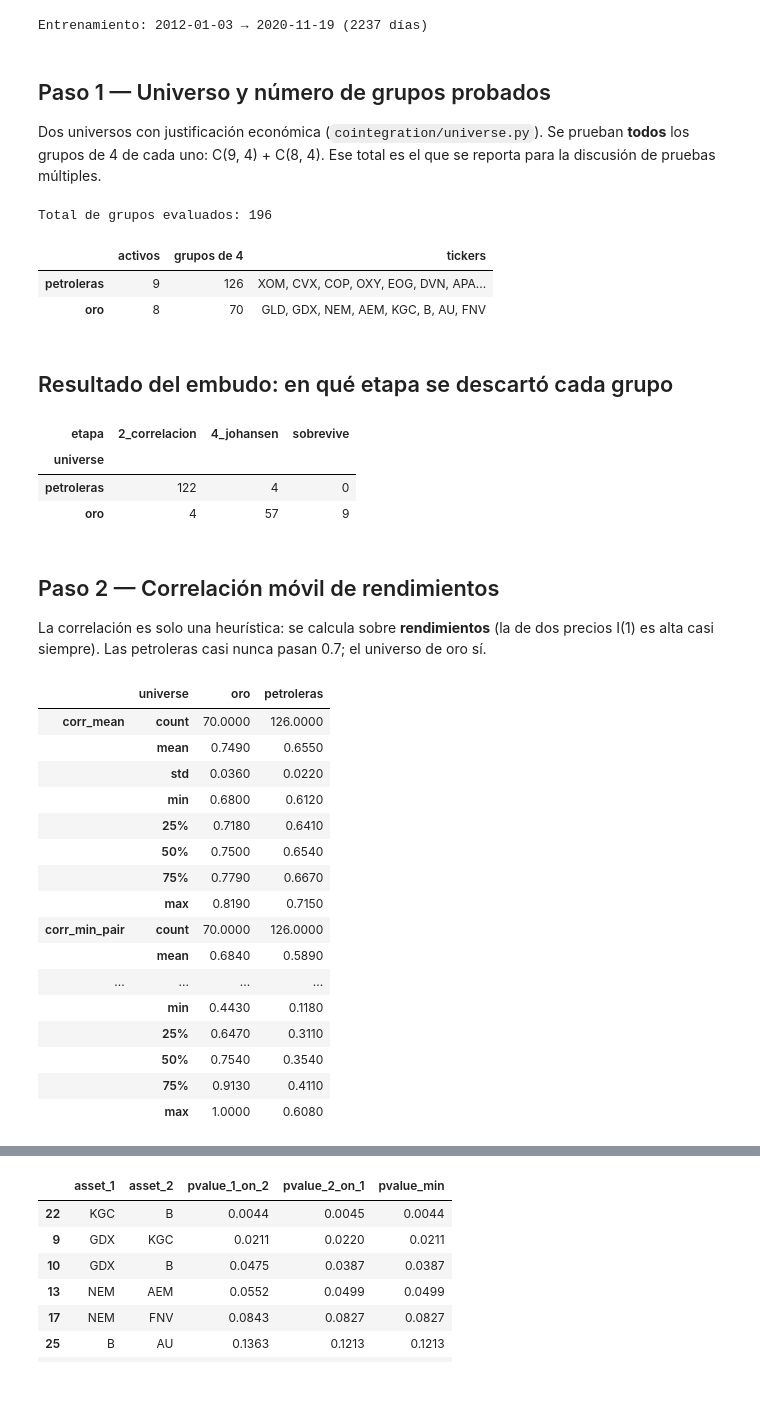
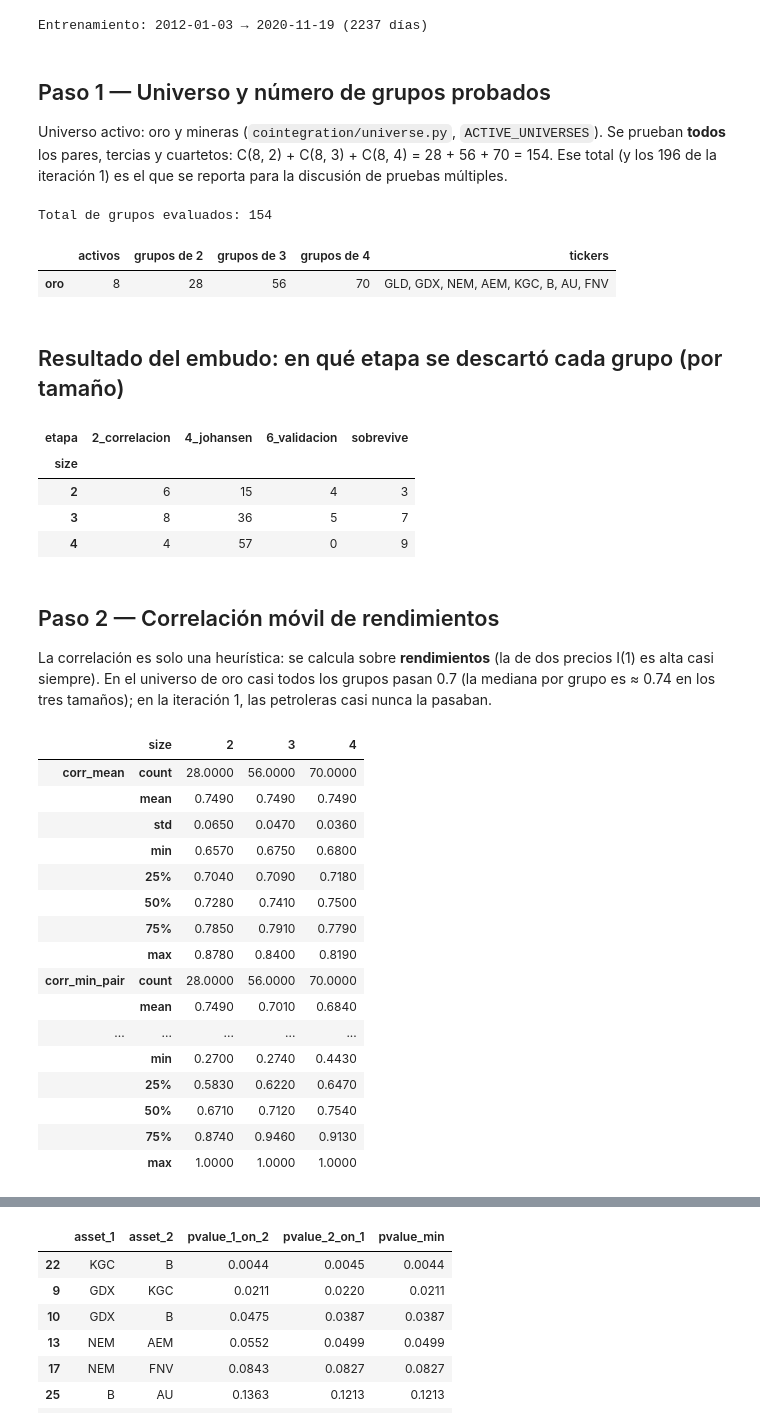
Before and after one commit to GonzaloCanoP/Lab03_MyST_Equipo6, a Jupyter notebook: notebooks/02_seleccion_grupo.ipynb, the cells around one changed output, grey strips where cells are left out. Drawn from its saved outputs; the diff is of its cells as text; code cells hidden in the pictures; blank space fills up the shorter version.

```diff
--- a/notebooks/02_seleccion_grupo.ipynb
+++ b/notebooks/02_seleccion_grupo.ipynb
@@ -59,56 +64,61 @@ Entrenamiento: 2012-01-03 → 2020-11-19 (2237 días)
 # %% [markdown]
 ## Paso 1 — Universo y número de grupos probados
 
-Dos universos con justificación económica (`cointegration/universe.py`). Se prueban **todos** los grupos de 4 de
-cada uno: C(9, 4) + C(8, 4). Ese total es el que se reporta para la discusión de pruebas múltiples.
+Universo activo: oro y mineras (`cointegration/universe.py`, `ACTIVE_UNIVERSES`). Se prueban **todos** los pares,
+tercias y cuartetos: C(8, 2) + C(8, 3) + C(8, 4) = 28 + 56 + 70 = 154. Ese total (y los 196 de la iteración 1) es el
+que se reporta para la discusión de pruebas múltiples.
 # %%
+from cointegration.selection import GROUP_SIZES
+from cointegration.universe import active_universes
+
 counts = pd.DataFrame({
-    name: {"activos": len(spec["tickers"]), "grupos de 4": comb(len(spec["tickers"]), N_ASSETS),
+    name: {"activos": len(spec["tickers"]), **{f"grupos de {k}": comb(len(spec["tickers"]), k) for k in GROUP_SIZES},
            "tickers": ", ".join(spec["tickers"])}
-    for name, spec in UNIVERSES.items()
+    for name, spec in active_universes().items()
 }).T
 print("Total de grupos evaluados:", len(table))
 counts
 # %% [output]
-Total de grupos evaluados: 196
+Total de grupos evaluados: 154
-|  | activos | grupos de 4 | tickers |
-| petroleras | 9 | 126 | XOM, CVX, COP, OXY, EOG, DVN, APA... |
-| oro | 8 | 70 | GLD, GDX, NEM, AEM, KGC, B, AU, FNV |
+|  | activos | grupos de 2 | grupos de 3 | grupos de 4 | tickers |
+| oro | 8 | 28 | 56 | 70 | GLD, GDX, NEM, AEM, KGC, B, AU, FNV |
 # %% [markdown]
-## Resultado del embudo: en qué etapa se descartó cada grupo
+## Resultado del embudo: en qué etapa se descartó cada grupo (por tamaño)
 # %%
 funnel = (table.assign(etapa=table["discard_stage"].fillna("sobrevive"))
-          .groupby(["universe", "etapa"], sort=False).size().unstack(fill_value=0))
+          .groupby(["size", "etapa"], sort=True).size().unstack(fill_value=0))
 funnel
 # %% [output]
-| etapa | 2_correlacion | 4_johansen | sobrevive |
-| universe |  |  |  |
-| petroleras | 122 | 4 | 0 |
-| oro | 4 | 57 | 9 |
+| etapa | 2_correlacion | 4_johansen | 6_validacion | sobrevive |
+| size |  |  |  |  |
+| 2 | 6 | 15 | 4 | 3 |
+| 3 | 8 | 36 | 5 | 7 |
+| 4 | 4 | 57 | 0 | 9 |
 # %% [markdown]
 ## Paso 2 — Correlación móvil de rendimientos
 
 La correlación es solo una heurística: se calcula sobre **rendimientos** (la de dos precios I(1) es alta casi siempre).
-Las petroleras casi nunca pasan 0.7; el universo de oro sí.
+En el universo de oro casi todos los grupos pasan 0.7 (la mediana por grupo es ≈ 0.74 en los tres tamaños); en la
+iteración 1, las petroleras casi nunca la pasaban.
 # %%
-table.groupby("universe")[["corr_mean", "corr_min_pair", "corr_frac_above"]].describe().T.round(3)
+table.groupby("size")[["corr_mean", "corr_min_pair", "corr_frac_above"]].describe().T.round(3)
 # %% [output]
-|  | universe | oro | petroleras |
-| corr_mean | count | 70.0000 | 126.0000 |
-|  | mean | 0.7490 | 0.6550 |
-|  | std | 0.0360 | 0.0220 |
-|  | min | 0.6800 | 0.6120 |
-|  | 25% | 0.7180 | 0.6410 |
-|  | 50% | 0.7500 | 0.6540 |
-|  | 75% | 0.7790 | 0.6670 |
-|  | max | 0.8190 | 0.7150 |
-| corr_min_pair | count | 70.0000 | 126.0000 |
-|  | mean | 0.6840 | 0.5890 |
-| ... | ... | ... | ... |
-|  | min | 0.4430 | 0.1180 |
-|  | 25% | 0.6470 | 0.3110 |
-|  | 50% | 0.7540 | 0.3540 |
-|  | 75% | 0.9130 | 0.4110 |
-|  | max | 1.0000 | 0.6080 |
+|  | size | 2 | 3 | 4 |
+| corr_mean | count | 28.0000 | 56.0000 | 70.0000 |
+|  | mean | 0.7490 | 0.7490 | 0.7490 |
+|  | std | 0.0650 | 0.0470 | 0.0360 |
+|  | min | 0.6570 | 0.6750 | 0.6800 |
+|  | 25% | 0.7040 | 0.7090 | 0.7180 |
+|  | 50% | 0.7280 | 0.7410 | 0.7500 |
+|  | 75% | 0.7850 | 0.7910 | 0.7790 |
+|  | max | 0.8780 | 0.8400 | 0.8190 |
+| corr_min_pair | count | 28.0000 | 56.0000 | 70.0000 |
+|  | mean | 0.7490 | 0.7010 | 0.6840 |
+| ... | ... | ... | ... | ... |
+|  | min | 0.2700 | 0.2740 | 0.4430 |
+|  | 25% | 0.5830 | 0.6220 | 0.6470 |
+|  | 50% | 0.6710 | 0.7120 | 0.7540 |
+|  | 75% | 0.8740 | 0.9460 | 0.9130 |
+|  | max | 1.0000 | 1.0000 | 1.0000 |
 # %% [markdown]
 **Correlación por par vs regla de grupo.** A nivel par, cada correlación es el promedio en el tiempo de la
```
Also changed, not shown: parts of 18 cells of this notebook, 6 other files.
